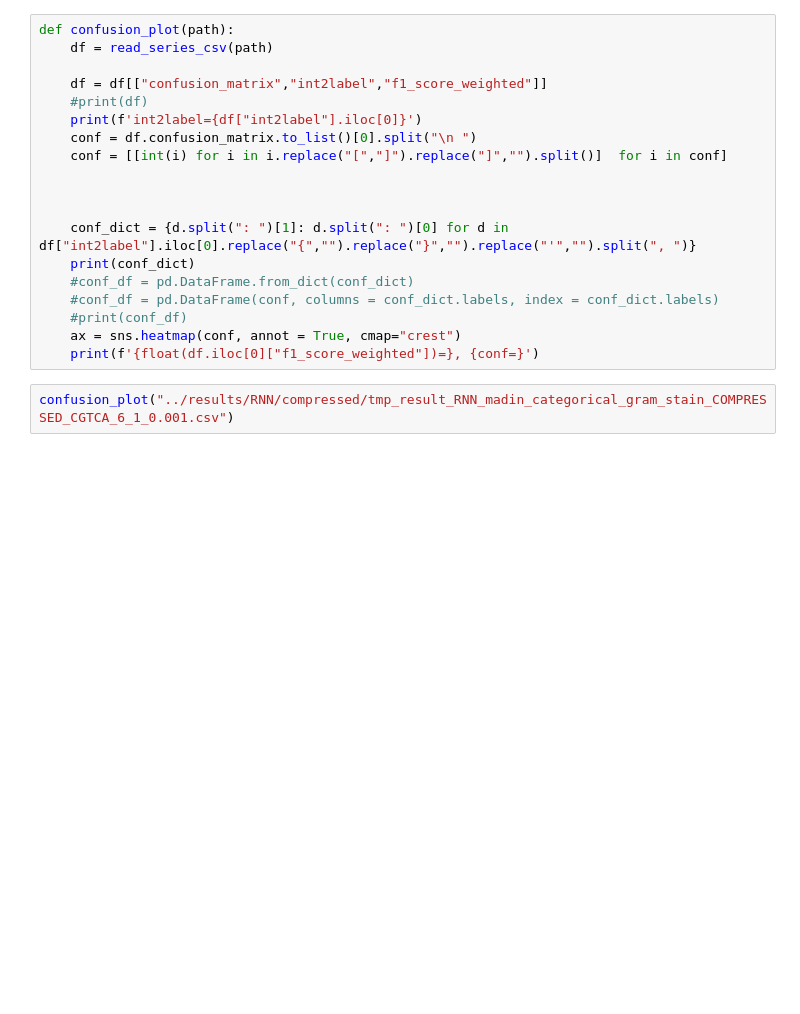
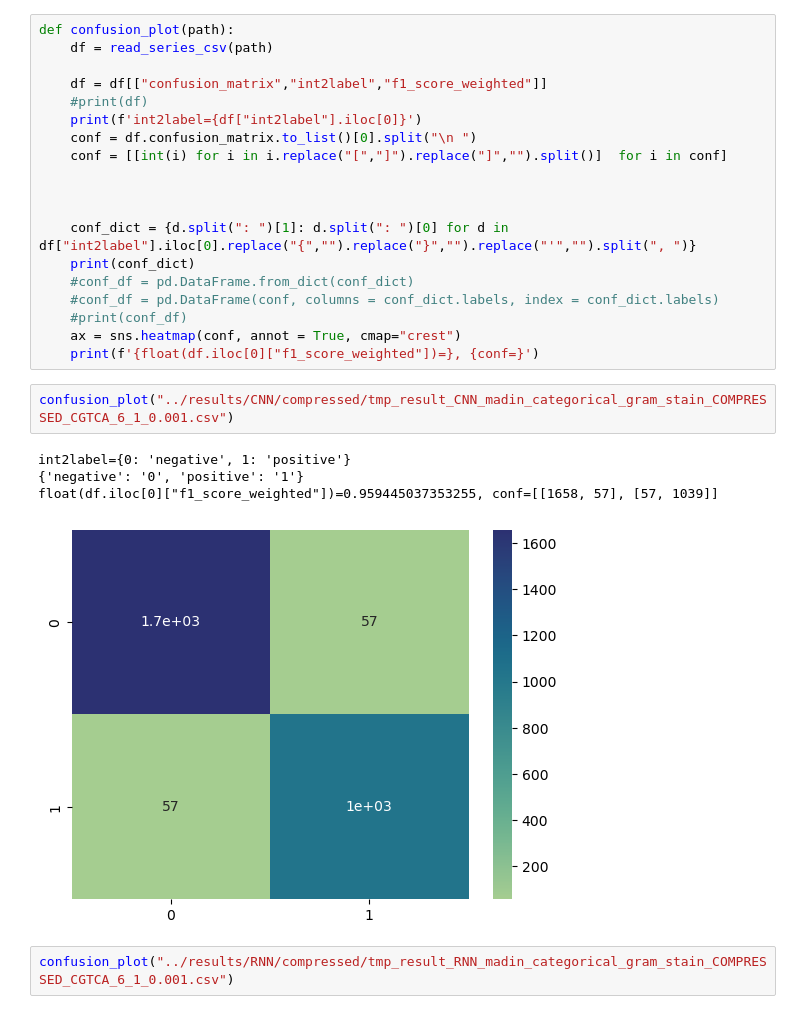
Before and after one commit to TorbjornBak/ML-bacterial-phenotyping, a Jupyter notebook: notebooks/plot_results.ipynb, the cells around one changed output. Saved outputs shown, nothing was run; the diff lists cells and outputs as text; blank space fills up the shorter version.

```diff
--- a/notebooks/plot_results.ipynb
+++ b/notebooks/plot_results.ipynb
@@ -265,6 +266,13 @@ def confusion_plot(path):
     #print(conf_df)
     ax = sns.heatmap(conf, annot = True, cmap="crest")
     print(f'{float(df.iloc[0]["f1_score_weighted"])=}, {conf=}')
+# %%
+confusion_plot("../results/CNN/compressed/tmp_result_CNN_madin_categorical_gram_stain_COMPRESSED_CGTCA_6_1_0.001.csv")
+# %% [output]
+int2label={0: 'negative', 1: 'positive'}
+{'negative': '0', 'positive': '1'}
+float(df.iloc[0]["f1_score_weighted"])=0.959445037353255, conf=[[1658, 57], [57, 1039]]
+[figure, added]
 # %%
 confusion_plot("../results/RNN/compressed/tmp_result_RNN_madin_categorical_gram_stain_COMPRESSED_CGTCA_6_1_0.001.csv")
 # %% [output]
```
Also changed, not shown: parts of 5 cells of this notebook, 10 other files.
